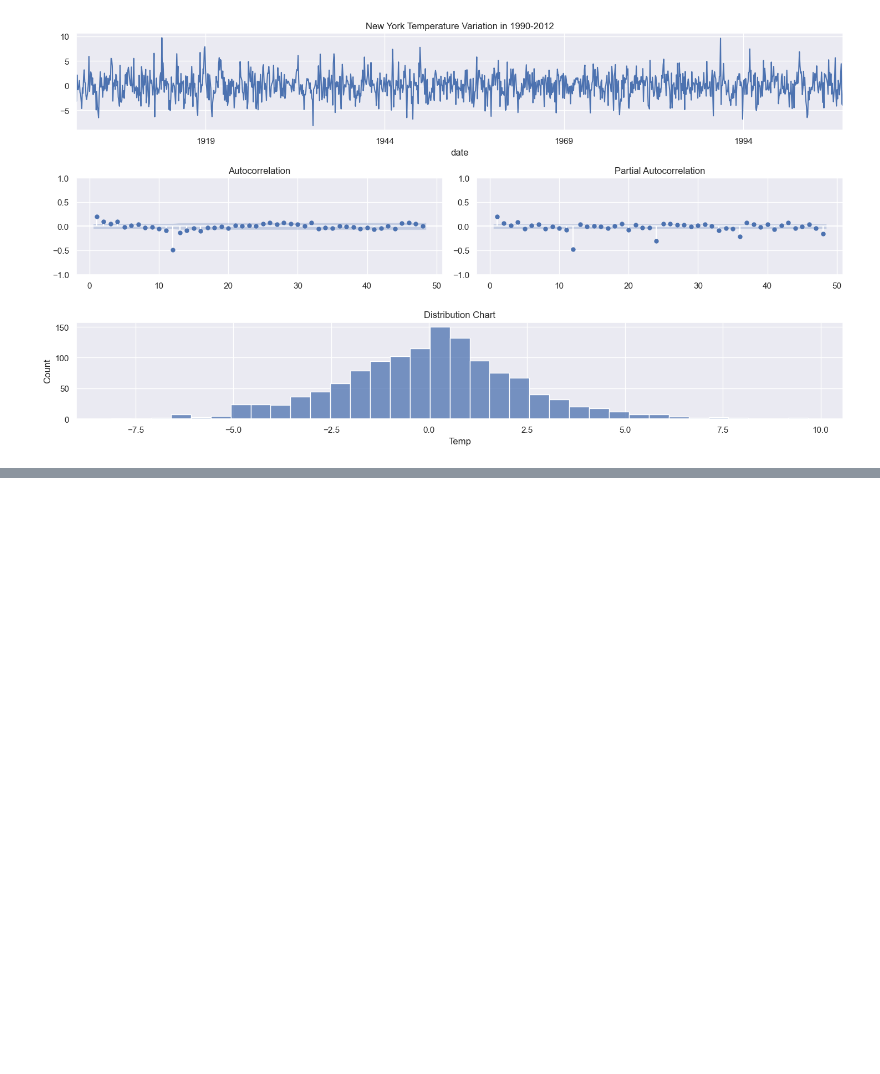
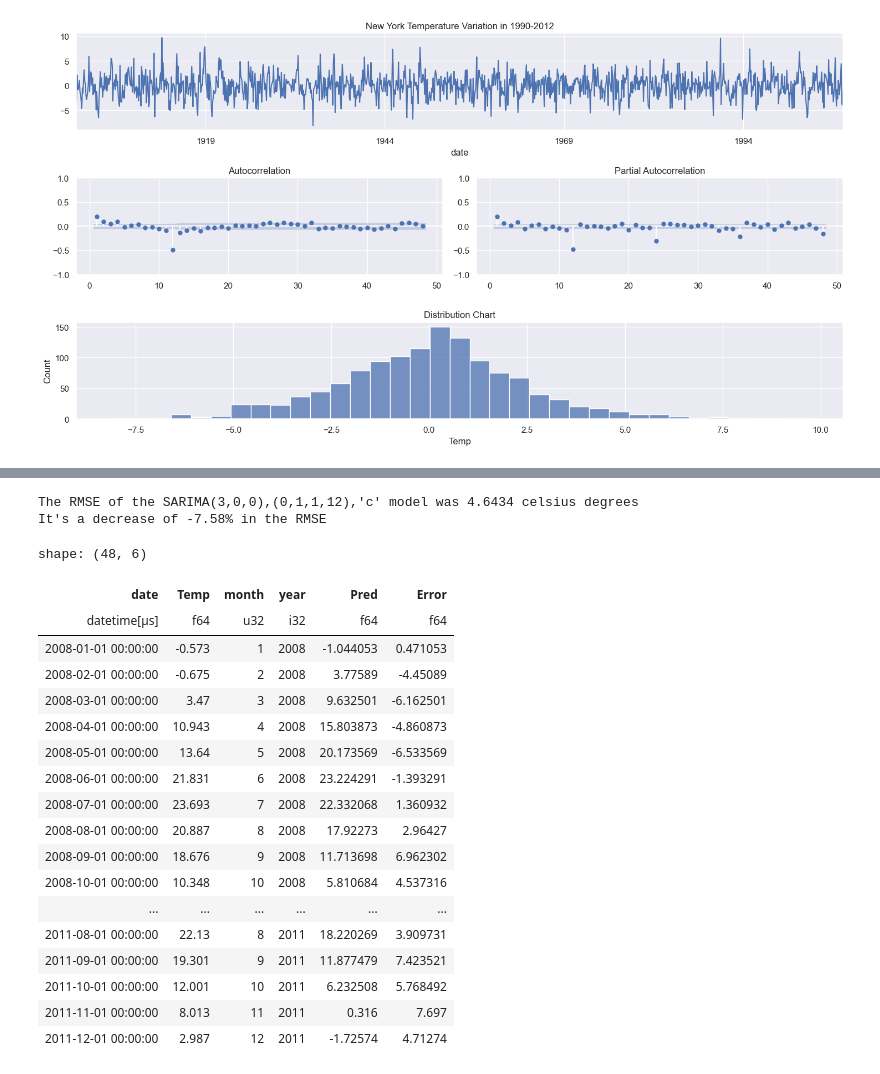
Before and after one commit to idsts2670/climate-change-analysis, a Jupyter notebook: climate_change.ipynb, the cells around one changed output, grey strips where cells are left out. Drawn from its saved outputs; the diff is of its cells as text; code cells hidden in the pictures; blank space fills up the shorter version.

```diff
--- a/climate_change.ipynb
+++ b/climate_change.ipynb
@@ -532,0 +557,21 @@ The serie seems to be stationary
+# %%
+def walk_forward(training, validation, params):
+    '''
+    Params: it's a tuple where you put together the following SARIMA parameters: ((pdq), (PDQS), trend)
+    '''
+    # Transforming the Polars to Numpy
+    history = [x for x in training.to_numpy()]
+    prediction = list()
+
+    # Using the SARIMA parameters and fitting the data
+    pdq, PDQS, trend = params
+
+    # Forecasting one period ahead in the validation set
+    for week in range(len(validation)):
+        model = sm.tsa.statespace.SARIMAX(history, order=pdq, seasonal_order=PDQS, trend=trend)
+        result = model.fit(disp=False)
+        yhat = result.predict(start=len(history), end=len(history))
+        prediction.append(yhat[0])
+        history.append(validation[week])
+
+    return prediction
@@ -532,0 +622,40 @@ The serie seems to be stationary
+# %%
+# Test it in the validation set
+predictions = walk_forward(train['Temp'], val['Temp'], ((3,0,0),(0,1,1,12),'c'))
+val = val.with_columns(pl.Series(name="Pred", values=predictions))
+# %%
+val = val.with_columns(pl.Series(name="Pred", values=predictions))
+# %%
+# Measuring the error of the prediction
+rmse_pred = measure_rmse(val['Temp'], val['Pred'])
+
+print(f"The RMSE of the SARIMA(3,0,0),(0,1,1,12),'c' model was {round(rmse_pred,4)} celsius degrees")
+print(f"It's a decrease of {round((rmse_pred/rmse_base-1)*100,2)}% in the RMSE")
+# %% [output]
+The RMSE of the SARIMA(3,0,0),(0,1,1,12),'c' model was 4.6434 celsius degrees
+It's a decrease of -7.58% in the RMSE
+# %%
+# Creating the error column
+val = val.with_columns((pl.col("Temp") - pl.col("Pred")).alias("Error"))
+# %%
+val
+# %% [output]
+shape: (48, 6)
+| date | Temp | month | year | Pred | Error |
+| datetime[μs] | f64 | u32 | i32 | f64 | f64 |
+| 2008-01-01 00:00:00 | -0.573 | 1 | 2008 | -1.044053 | 0.471053 |
+| 2008-02-01 00:00:00 | -0.675 | 2 | 2008 | 3.77589 | -4.45089 |
+| 2008-03-01 00:00:00 | 3.47 | 3 | 2008 | 9.632501 | -6.162501 |
+| 2008-04-01 00:00:00 | 10.943 | 4 | 2008 | 15.803873 | -4.860873 |
+| 2008-05-01 00:00:00 | 13.64 | 5 | 2008 | 20.173569 | -6.533569 |
+| 2008-06-01 00:00:00 | 21.831 | 6 | 2008 | 23.224291 | -1.393291 |
+| 2008-07-01 00:00:00 | 23.693 | 7 | 2008 | 22.332068 | 1.360932 |
+| 2008-08-01 00:00:00 | 20.887 | 8 | 2008 | 17.92273 | 2.96427 |
+| 2008-09-01 00:00:00 | 18.676 | 9 | 2008 | 11.713698 | 6.962302 |
+| 2008-10-01 00:00:00 | 10.348 | 10 | 2008 | 5.810684 | 4.537316 |
+| ... | ... | ... | ... | ... | ... |
+| 2011-08-01 00:00:00 | 22.13 | 8 | 2011 | 18.220269 | 3.909731 |
+| 2011-09-01 00:00:00 | 19.301 | 9 | 2011 | 11.877479 | 7.423521 |
+| 2011-10-01 00:00:00 | 12.001 | 10 | 2011 | 6.232508 | 5.768492 |
+| 2011-11-01 00:00:00 | 8.013 | 11 | 2011 | 0.316 | 7.697 |
+| 2011-12-01 00:00:00 | 2.987 | 12 | 2011 | -1.72574 | 4.71274 |
```
Also changed, not shown: parts of 19 cells of this notebook.
